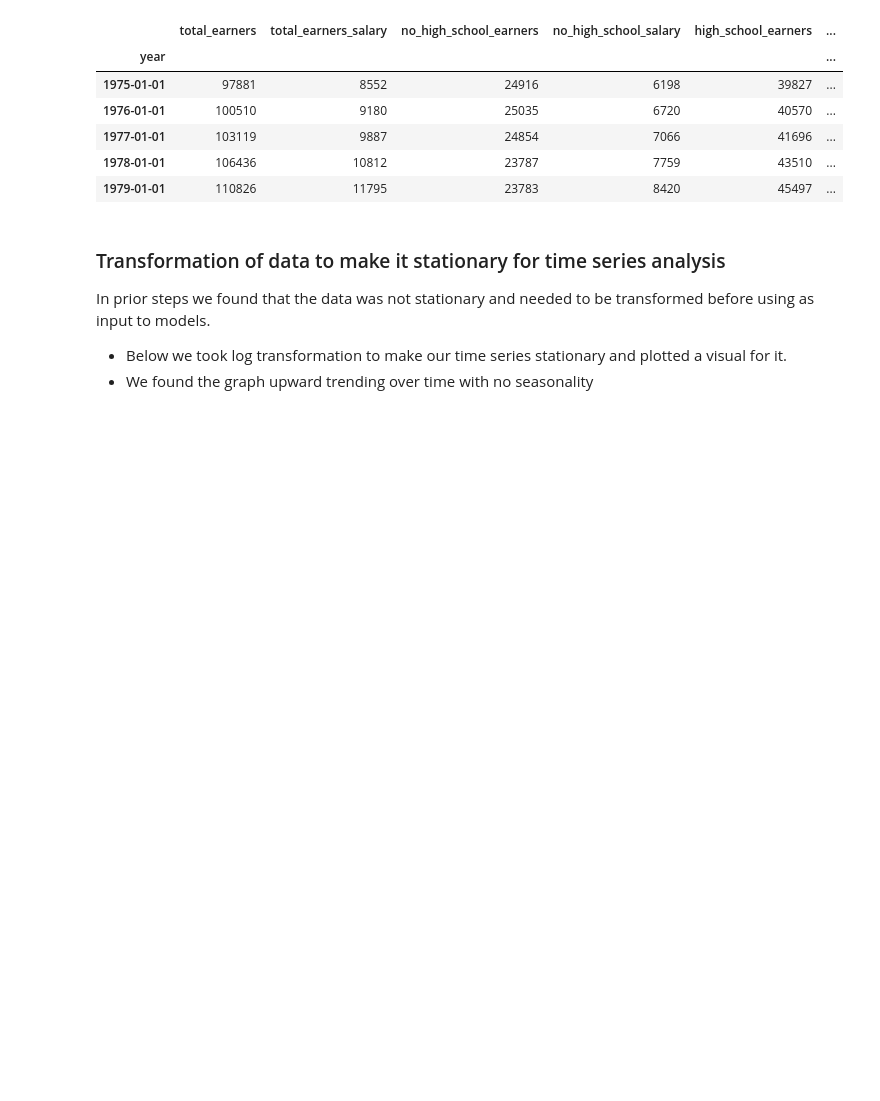
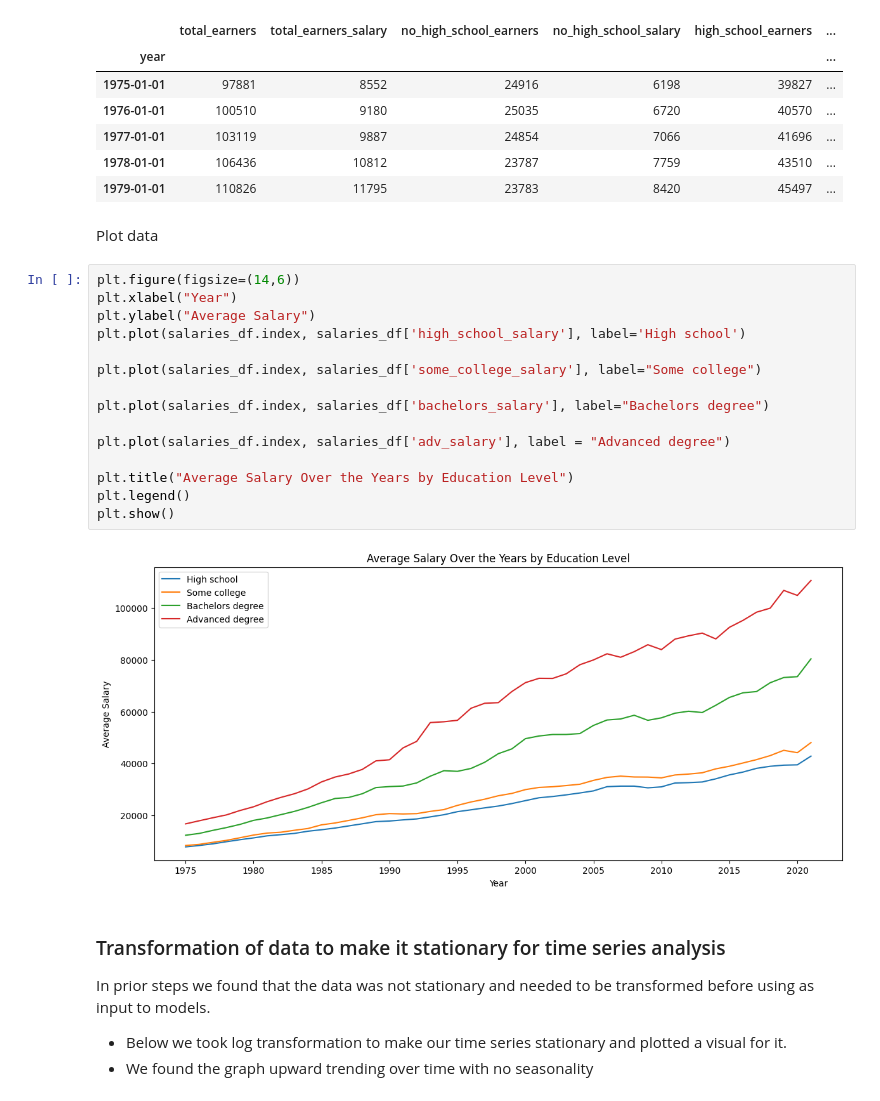
Before and after one commit to pmiller50/IU_time_series_G3, a Jupyter notebook: TSA_Project_Part3-PM.ipynb, the cells around one changed output. Cells and saved outputs as stored; diff of their text form; blank space fills up the shorter version.

```diff
--- a/TSA_Project_Part3-PM.ipynb
+++ b/TSA_Project_Part3-PM.ipynb
@@ -60,6 +66,25 @@ salaries_df.head()
 | 1977-01-01 | 103119 | 9887 | 24854 | 7066 | 41696 | ... |
 | 1978-01-01 | 106436 | 10812 | 23787 | 7759 | 43510 | ... |
 | 1979-01-01 | 110826 | 11795 | 23783 | 8420 | 45497 | ... |
+# %% [markdown]
+Plot data
+# %%
+plt.figure(figsize=(14,6))
+plt.xlabel("Year")
+plt.ylabel("Average Salary")
+plt.plot(salaries_df.index, salaries_df['high_school_salary'], label='High school')
+
+plt.plot(salaries_df.index, salaries_df['some_college_salary'], label="Some college")
+
+plt.plot(salaries_df.index, salaries_df['bachelors_salary'], label="Bachelors degree")
+
+plt.plot(salaries_df.index, salaries_df['adv_salary'], label = "Advanced degree")
+
+plt.title("Average Salary Over the Years by Education Level")
+plt.legend()
+plt.show()
+# %% [output]
+[figure, added]
 # %% [markdown]
 ### Transformation of data to make it stationary for time series analysis
 
```
Also changed, not shown: parts of 9 cells of this notebook, 5 other files.
